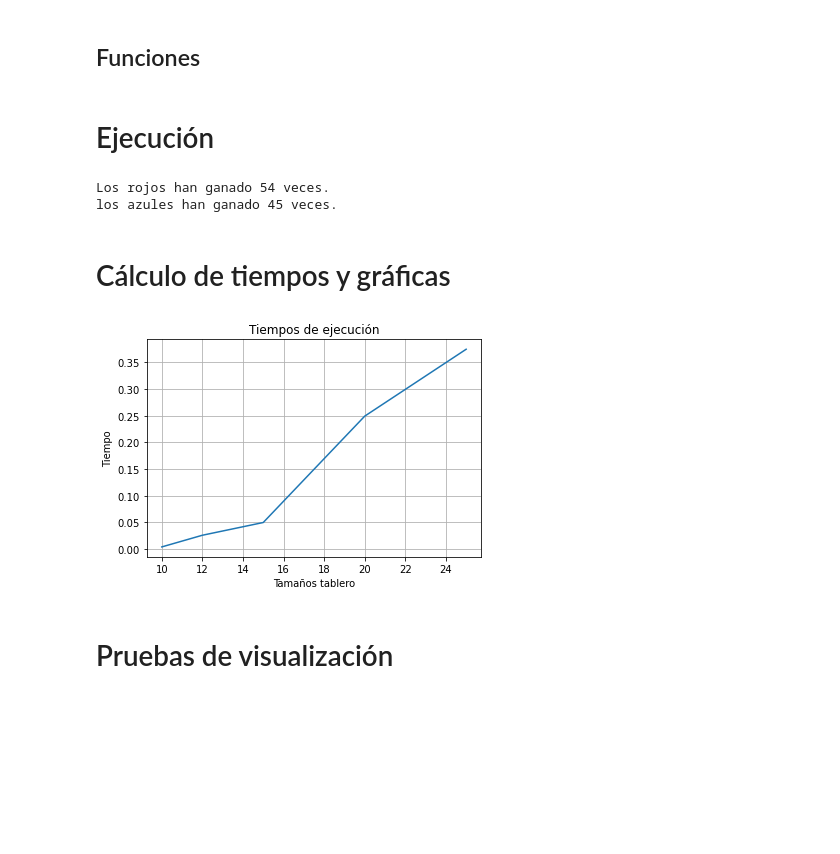
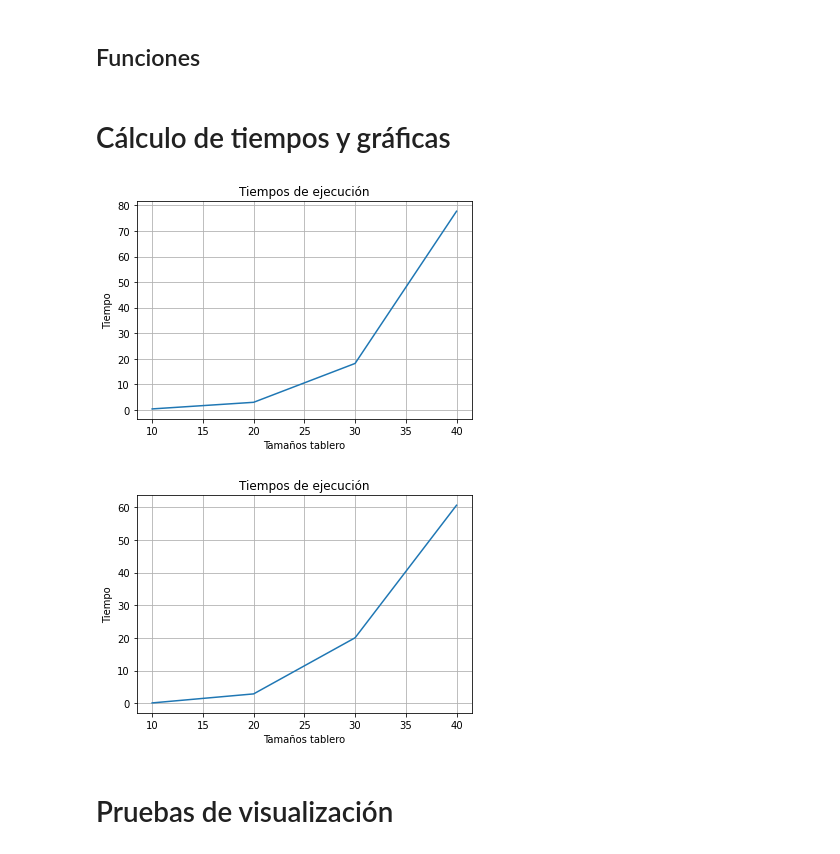
Before and after one commit to Enriquerzrz/CAR, a Jupyter notebook: game_of_war.ipynb, the cells around one changed output. Saved outputs shown, nothing was run; the diff lists cells and outputs as text; code cells hidden in the pictures; blank space fills up the shorter version.

```diff
--- a/game_of_war.ipynb
+++ b/game_of_war.ipynb
@@ -300,69 +300,56 @@ Salidas: tiempo de ejecución
 def calcular_tiempo_ejecucion(tam):
     r = 0
     inicio = time.time() # Se inicializa el tiempo
-    r = batalla(tam) # Ocurre la batalla
+    for i in range(10):
+        batalla(tam) # Ocurre la batalla
     fin = time.time() # Sefinaliza el tiempo
 
     return fin-inicio # Se calcula la didferencia de tiempo
-# %% [markdown]
-# Ejecución
-# %%
-# Se ejecuta la batalla
-r = 0
-unos = 0
-zeros = 0
-
-for i in range(1, 100):
-    r = batalla(TAM_TABLERO)
-
-    if r == 0:
-        zeros = zeros+1
-    else:
-        unos = unos+1
-
-print("Los rojos han ganado " + str(unos) + " veces.")
-print("los azules han ganado " + str(zeros) + " veces.")
-# %% [output]
-Los rojos han ganado 54 veces.
-los azules han ganado 45 veces.
 # %% [markdown]
 # Cálculo de tiempos y gráficas
 # %%
-# 10 batallas de tablero 10x10, 50x50, 100x100 y 200x200
 t = []
 
 # Se ejecuta con tablero 10x10
 TAM_TABLERO = (10, 10)
 t.append(calcular_tiempo_ejecucion((10, 10)))
 
-# Se ejecuta con tablero 25x25
-TAM_TABLERO = (12, 12)
-t.append(calcular_tiempo_ejecucion((12, 12)))
-
-# Se ejeucta con tablero 50x50
-TAM_TABLERO = (15, 15)
-t.append(calcular_tiempo_ejecucion((15, 15)))
-
-# Se ejecuta con tablero 100x100
+# Se ejeucta con tablero 20x20
 TAM_TABLERO = (20, 20)
 t.append(calcular_tiempo_ejecucion((20, 20)))
 
-# Se ejecuta con tablero 200x200
-TAM_TABLERO = (25, 25)
-t.append(calcular_tiempo_ejecucion((25, 25)))
+# Se ejecuta con tablero 30x30
+TAM_TABLERO = (30, 30)
+t.append(calcular_tiempo_ejecucion((30, 30)))
+
+# Se ejecuta con tablero 40x40
+TAM_TABLERO = (40, 40)
+t.append(calcular_tiempo_ejecucion((40, 40)))
 
 # Visualización de la evolución de los tiempos
-x = [10, 12, 15, 20, 25]
+x = [10, 20, 30, 40]
 y = t
 
 plt.plot(x, y)
 plt.xlabel('Tamaños tablero')
 plt.ylabel('Tiempo')
 plt.title('Tiempos de ejecución')
 plt.grid()
 plt.show()
 # %% [output]
-[figure, old version]
+[figure, new version]
+# %%
+x = [10, 20, 30, 40]
+y = [0.11517667770385742, 2.8753299713134766, 20.038058042526245, 60.58667325973511]
+
+plt.plot(x, y)
+plt.xlabel('Tamaños tablero')
+plt.ylabel('Tiempo')
+plt.title('Tiempos de ejecución')
+plt.grid()
+plt.show()
+# %% [output]
+[figure, added]
 # %% [markdown]
 # Pruebas de visualización
 # %%
```
Also changed, not shown: 1 other file.
